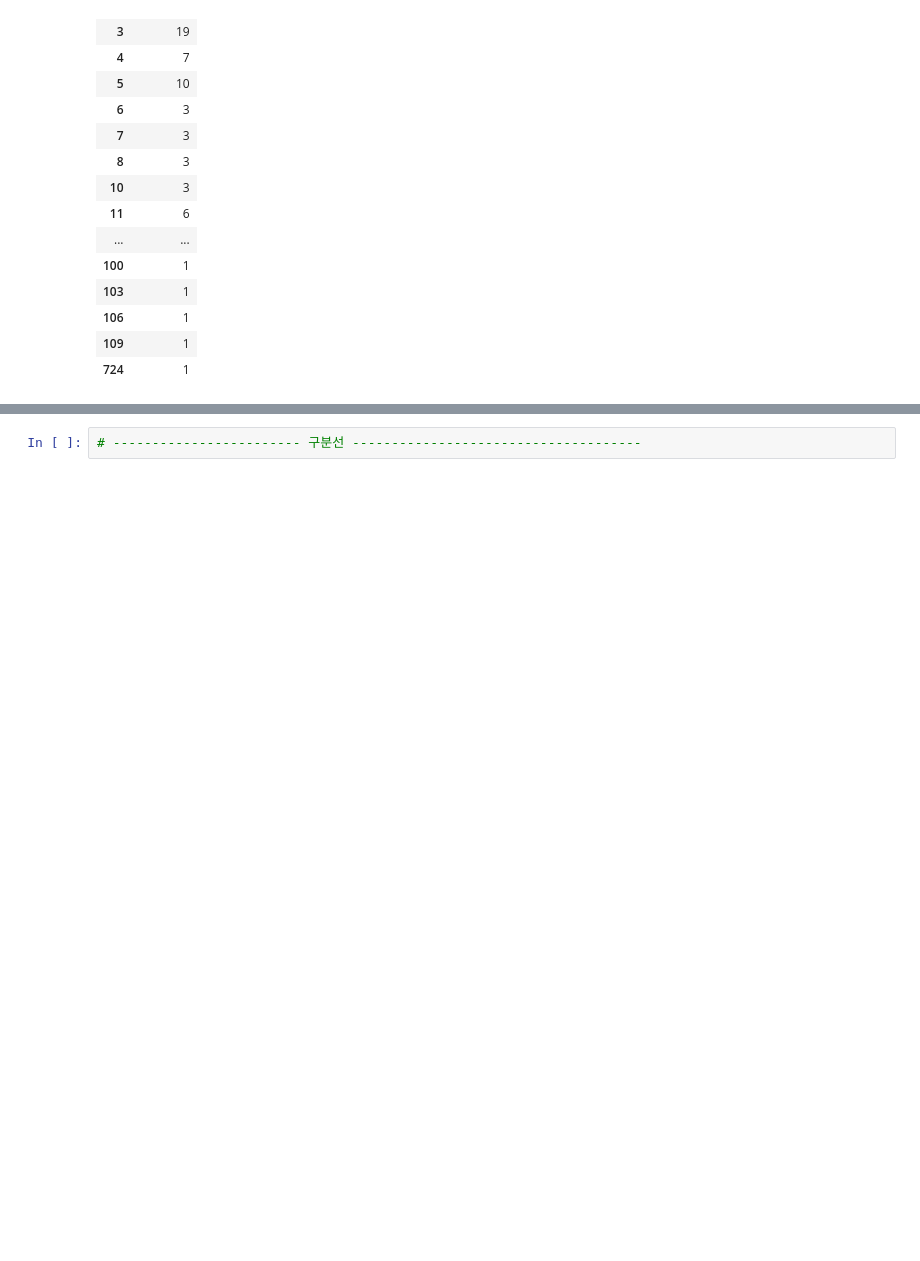
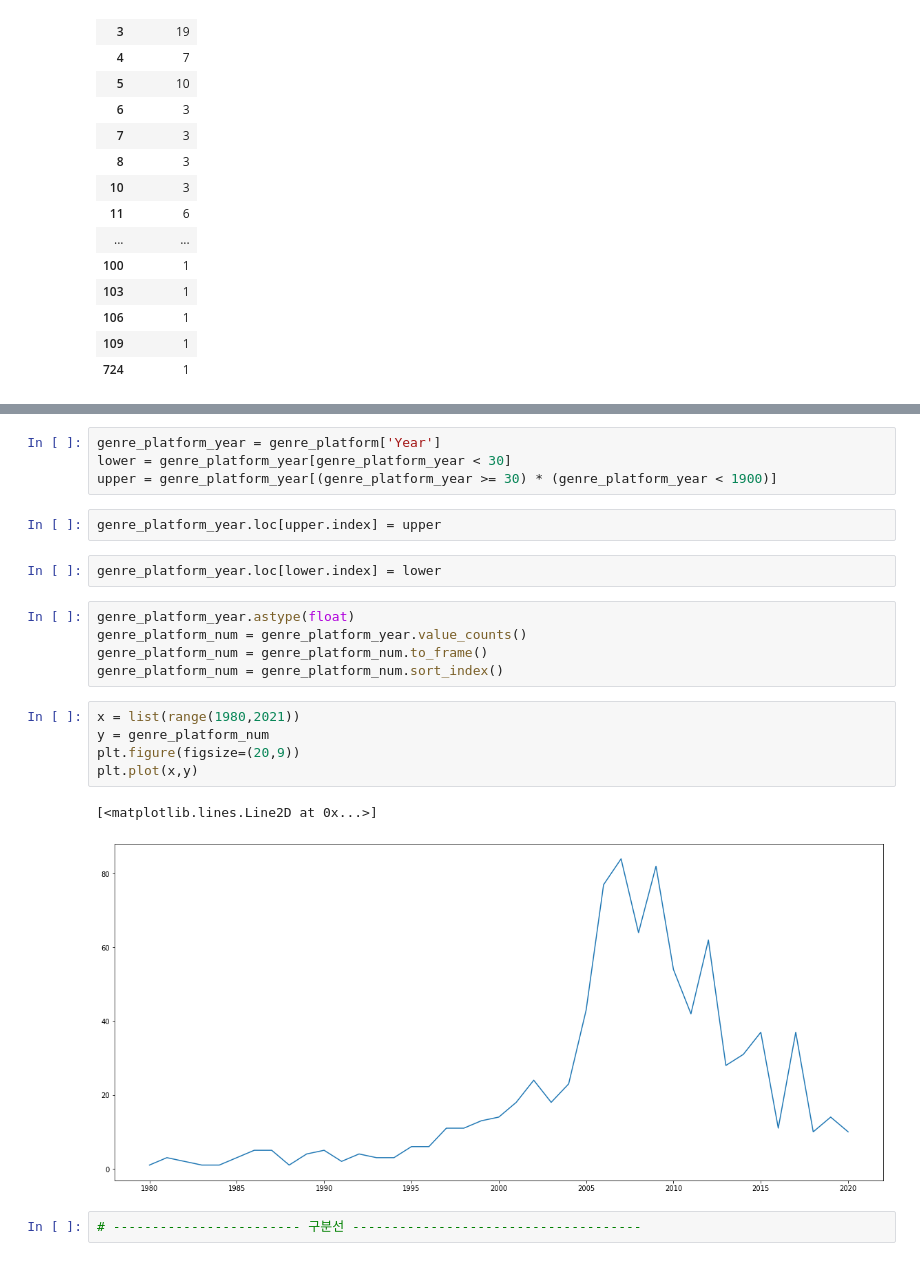
Before and after one commit to hoonputer/Section1_Project, a Jupyter notebook: Untitled6.ipynb, the cells around one changed output, grey strips where cells are left out. Drawn from its saved outputs; the diff is of its cells as text; blank space fills up the shorter version.

```diff
--- a/Untitled6.ipynb
+++ b/Untitled6.ipynb
@@ -805,3 +858,24 @@ plt.plot(x,y)
+# %%
+genre_platform_year = genre_platform['Year']
+lower = genre_platform_year[genre_platform_year < 30]
+upper = genre_platform_year[(genre_platform_year >= 30) * (genre_platform_year < 1900)]
+# %%
+genre_platform_year.loc[upper.index] = upper
+# %%
+genre_platform_year.loc[lower.index] = lower
+# %%
+genre_platform_year.astype(float)
+genre_platform_num = genre_platform_year.value_counts()
+genre_platform_num = genre_platform_num.to_frame()
+genre_platform_num = genre_platform_num.sort_index()
+# %%
+x = list(range(1980,2021))
+y = genre_platform_num
+plt.figure(figsize=(20,9))
+plt.plot(x,y)
+# %% [output]
+[<matplotlib.lines.Line2D at 0x...>]
+[figure, added]
 # %%
 # ------------------------ 구분선 -------------------------------------
 # %%
```
Also changed, not shown: parts of 11 cells of this notebook.
